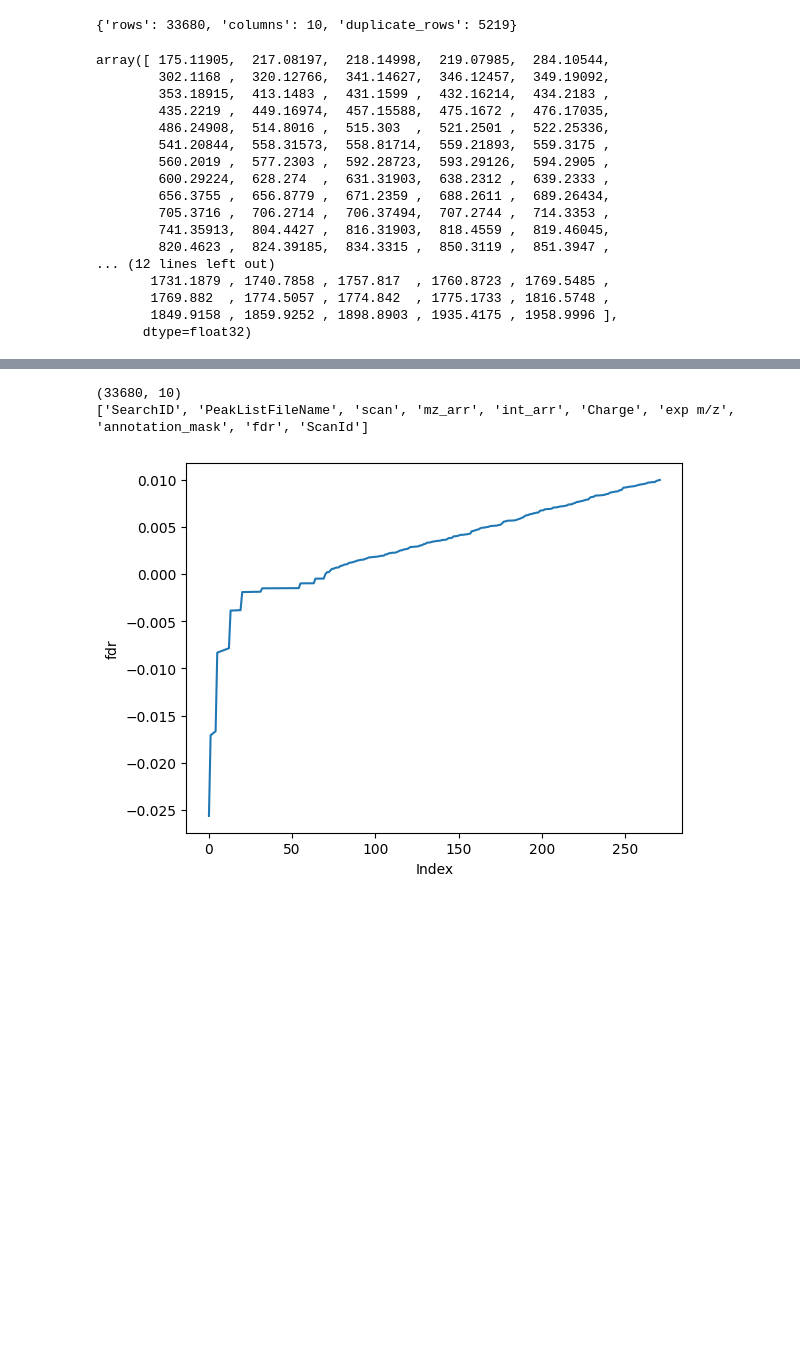
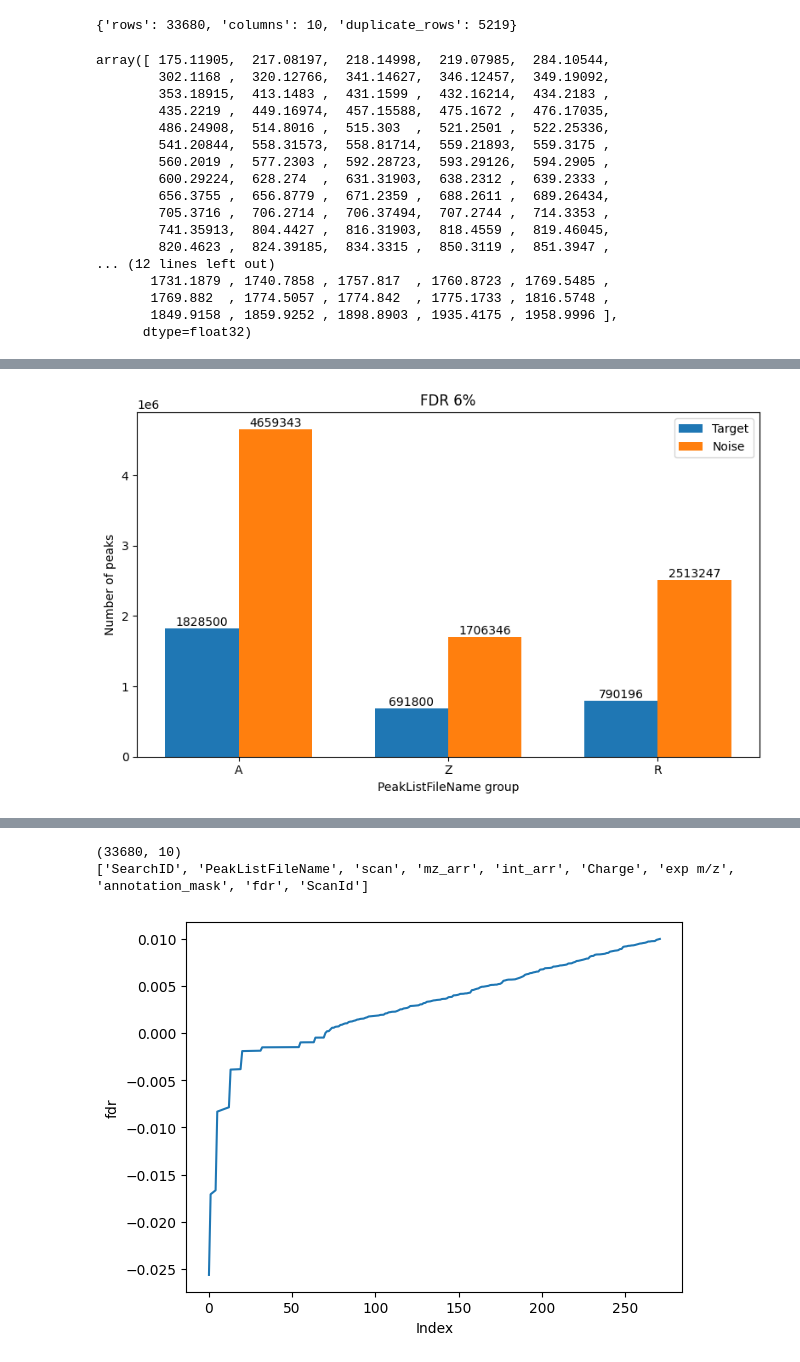
Before and after one commit to lutfia95/denoising, a Jupyter notebook: notebooks/data_check.ipynb, the cells around one changed output, grey strips where cells are left out. Saved outputs shown, nothing was run; the diff lists cells and outputs as text; code cells hidden in the pictures; blank space fills up the shorter version.

```diff
--- a/notebooks/data_check.ipynb
+++ b/notebooks/data_check.ipynb
@@ -60,0 +194,86 @@ UNIQUE_LOADER.preview()
+# %%
+UNIQUE_FDR6pct_LOADER = ParquetDataLoader("../data/unique_FDR6pct.parquet")
+UNIQUE_FDR6pct_DF = UNIQUE_FDR6pct_LOADER.load()
+
+mask = UNIQUE_FDR6pct_DF["PeakListFileName"].astype(str).str.startswith(("L1_", "1_HSA_SDA"))
+print(f"Rows to remove: {mask.sum()}")
+
+UNIQUE_FDR6pct_DF_REMOVED = UNIQUE_FDR6pct_DF.loc[mask].copy()
+UNIQUE_FDR6pct_DF_FILTERED = UNIQUE_FDR6pct_DF.loc[~mask].copy()
+
+print(f"Remaining rows: {len(UNIQUE_FDR6pct_DF_FILTERED)}")
+
+removed_masks = np.concatenate(UNIQUE_FDR6pct_DF_REMOVED["annotation_mask"].to_numpy())
+removed_true = np.count_nonzero(removed_masks)
+removed_false = removed_masks.size - removed_true
+
+print(f"Removed # Target Peaks: {removed_true}")
+print(f"Removed # Noise Peaks:  {removed_false}")
+
+all_masks = np.concatenate(UNIQUE_FDR6pct_DF_FILTERED["annotation_mask"].to_numpy())
+n_true = np.count_nonzero(all_masks)
+n_false = all_masks.size - n_true
+
+print(f"Remaining # Target Peaks: {n_true}")
+print(f"Remaining # Noise Peaks:  {n_false}")
+UNIQUE_FDR6pct_DF_FILTERED.to_parquet("../data/unique_FDR6pct_filtered.parquet", index=False)
+
+plot_df = UNIQUE_FDR6pct_DF_FILTERED.copy()
+
+plot_df["group"] = (
+    plot_df["PeakListFileName"]
+    .astype(str)
+    .str.extract(r"_(A|Z|R)_", expand=False)
+)
+
+plot_df = plot_df.dropna(subset=["group"]).copy()
+
+plot_df["n_target"] = plot_df["annotation_mask"].apply(lambda x: int(np.count_nonzero(x)))
+plot_df["n_noise"] = plot_df["annotation_mask"].apply(lambda x: int(x.size - np.count_nonzero(x)))
+
+summary_df = (
+    plot_df.groupby("group")[["n_target", "n_noise"]]
+    .sum()
+    .reindex(["A", "Z", "R"])
+    .fillna(0)
+    .astype(int)
+)
+
+print(summary_df)
+all_masks = np.concatenate(UNIQUE_FDR6pct_DF_FILTERED["annotation_mask"].to_numpy())
+n_true = np.count_nonzero(all_masks)
+n_false = all_masks.size - n_true
+assert(sum(summary_df['n_target']) == n_true)
+assert(sum(summary_df['n_noise']) == n_false)
+#summary_df.loc["Removed"] = [removed_true, removed_false]
+
+
+x = np.arange(len(summary_df.index))
+width = 0.35
+
+fig, ax = plt.subplots(figsize=(8, 5))
+
+bars_target = ax.bar(x - width / 2, summary_df["n_target"], width, label="Target")
+bars_noise = ax.bar(x + width / 2, summary_df["n_noise"], width, label="Noise")
+
+ax.set_xticks(x)
+ax.set_xticklabels(summary_df.index)
+ax.set_title("FDR 6%")
+ax.set_xlabel("PeakListFileName group")
+ax.set_ylabel("Number of peaks")
+ax.legend()
+
+for bars in [bars_target, bars_noise]:
+    for bar in bars:
+        height = bar.get_height()
+        ax.text(
+            bar.get_x() + bar.get_width() / 2,
+            height,
+            f"{int(height)}",
+            ha="center",
+            va="bottom"
+        )
+
+plt.tight_layout()
+plt.show()
+# %% [output]
@@ -60,0 +291 @@ UNIQUE_LOADER.preview()
+[figure, added]
```
Also changed, not shown: parts of 8 cells of this notebook, 6 other files.
